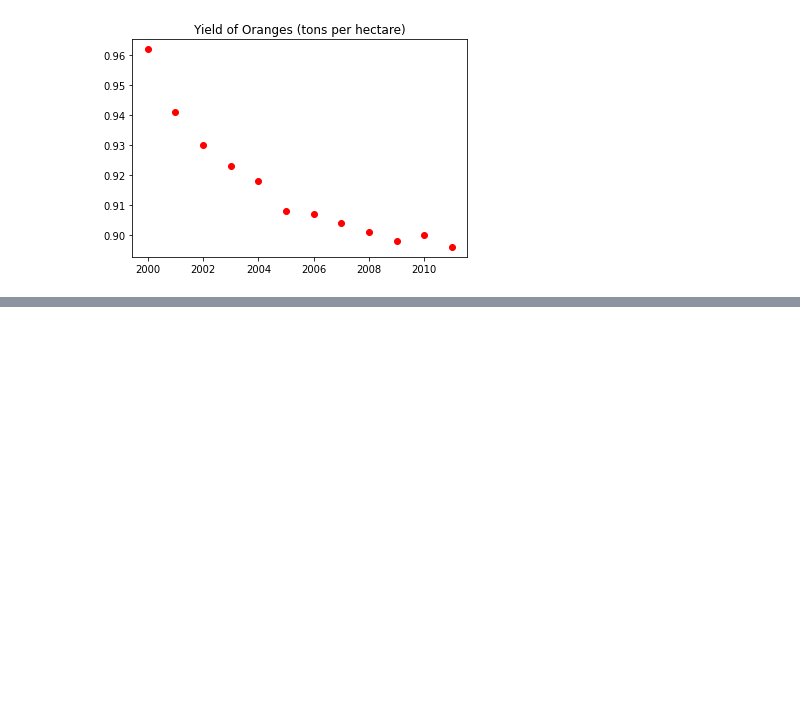
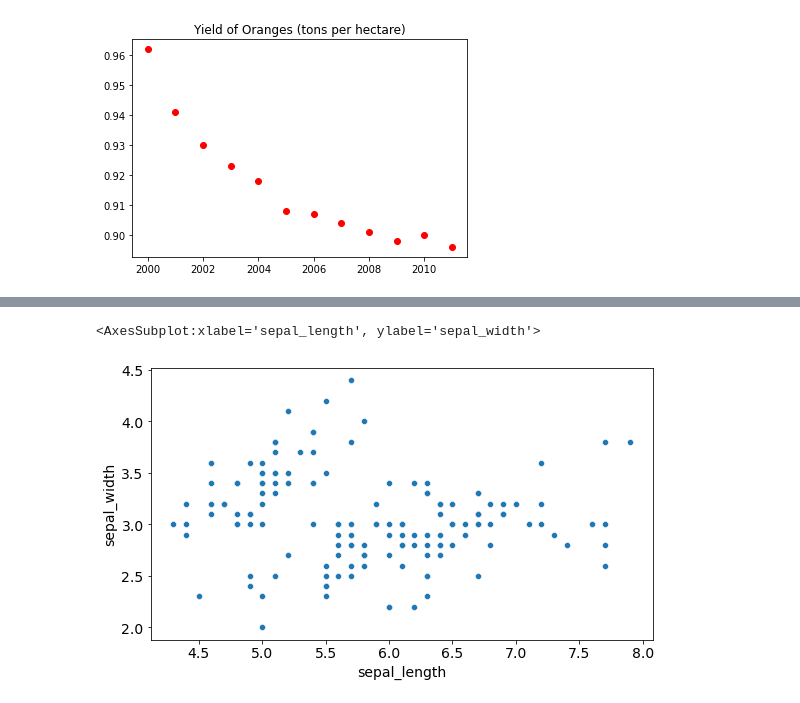
Before and after one commit to CarlosViniMSouza/DataAnalysisWithPython, a Jupyter notebook: notebooks/L04_Matplotlib.ipynb, the cells around one changed output, grey strips where cells are left out. Drawn from its saved outputs; the diff is of its cells as text; code cells hidden in the pictures; blank space fills up the shorter version.

```diff
--- a/notebooks/L04_Matplotlib.ipynb
+++ b/notebooks/L04_Matplotlib.ipynb
@@ -126,0 +155,5 @@ matplotlib.rcParams['figure.facecolor'] = '#00000000'
+# %%
+sns.scatterplot(x=flowers_df.sepal_length, y=flowers_df.sepal_width)
+# %% [output]
+<AxesSubplot:xlabel='sepal_length', ylabel='sepal_width'>
+[figure, added]
```
Also changed, not shown: parts of 3 cells of this notebook, 3 other files.
